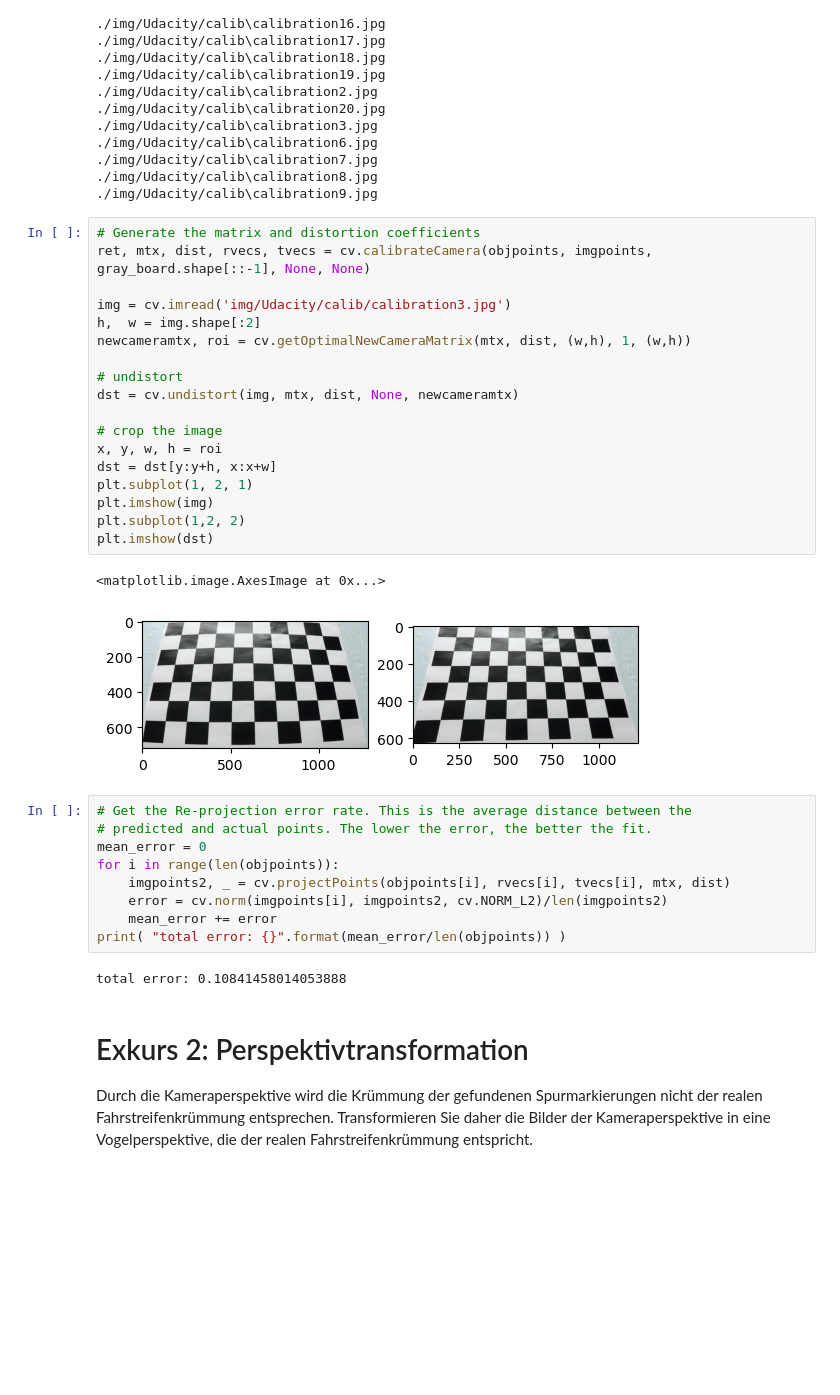
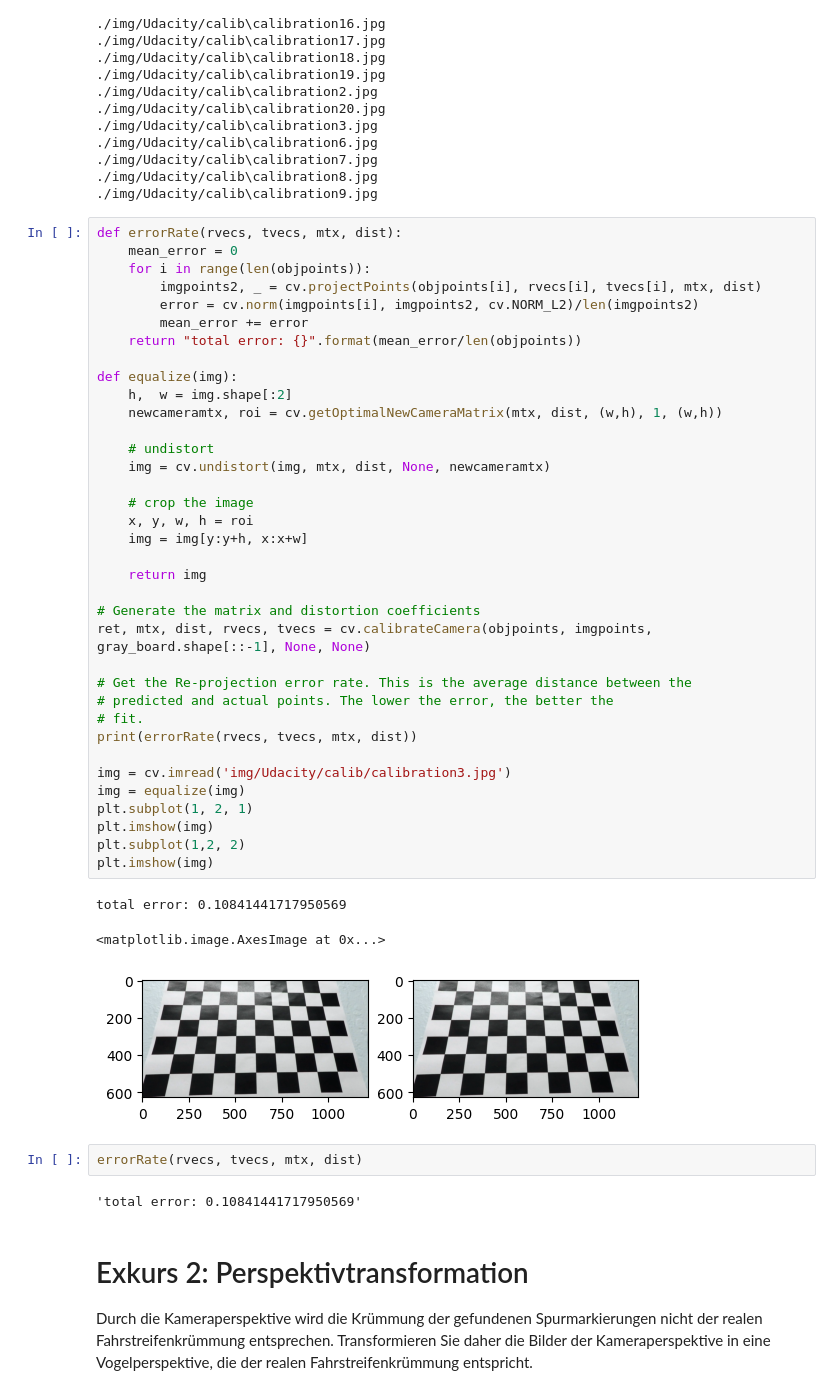
Before and after one commit to Super-T02/Spurerkennung, a Jupyter notebook: Projekt_Spurerkennung_v2.ipynb, the cells around one changed output. Drawn from its saved outputs; the diff is of its cells as text; blank space fills up the shorter version.

```diff
--- a/Projekt_Spurerkennung_v2.ipynb
+++ b/Projekt_Spurerkennung_v2.ipynb
@@ -135,37 +77,49 @@ cv.destroyAllWindows()
 ./img/Udacity/calib\calibration8.jpg
 ./img/Udacity/calib\calibration9.jpg
 # %%
+def errorRate(rvecs, tvecs, mtx, dist):
+    mean_error = 0
+    for i in range(len(objpoints)):
+        imgpoints2, _ = cv.projectPoints(objpoints[i], rvecs[i], tvecs[i], mtx, dist)
+        error = cv.norm(imgpoints[i], imgpoints2, cv.NORM_L2)/len(imgpoints2)
+        mean_error += error
+    return "total error: {}".format(mean_error/len(objpoints))
+
+def equalize(img):
+    h,  w = img.shape[:2]
+    newcameramtx, roi = cv.getOptimalNewCameraMatrix(mtx, dist, (w,h), 1, (w,h))
+
+    # undistort
+    img = cv.undistort(img, mtx, dist, None, newcameramtx)
+
+    # crop the image
+    x, y, w, h = roi
+    img = img[y:y+h, x:x+w]
+
+    return img
+
 # Generate the matrix and distortion coefficients
 ret, mtx, dist, rvecs, tvecs = cv.calibrateCamera(objpoints, imgpoints, gray_board.shape[::-1], None, None)
 
+# Get the Re-projection error rate. This is the average distance between the
+# predicted and actual points. The lower the error, the better the
+# fit.
+print(errorRate(rvecs, tvecs, mtx, dist))
+
 img = cv.imread('img/Udacity/calib/calibration3.jpg')
-h,  w = img.shape[:2]
-newcameramtx, roi = cv.getOptimalNewCameraMatrix(mtx, dist, (w,h), 1, (w,h))
-
-# undistort
-dst = cv.undistort(img, mtx, dist, None, newcameramtx)
-
-# crop the image
-x, y, w, h = roi
-dst = dst[y:y+h, x:x+w]
+img = equalize(img)
 plt.subplot(1, 2, 1)
 plt.imshow(img)
 plt.subplot(1,2, 2)
-plt.imshow(dst)
+plt.imshow(img)
 # %% [output]
-<matplotlib.image.AxesImage at 0x...>
+total error: 0.10841441717950569
+<matplotlib.image.AxesImage at 0x...>
-[figure, old version]
+[figure, new version]
 # %%
-# Get the Re-projection error rate. This is the average distance between the
-# predicted and actual points. The lower the error, the better the fit.
-mean_error = 0
-for i in range(len(objpoints)):
-    imgpoints2, _ = cv.projectPoints(objpoints[i], rvecs[i], tvecs[i], mtx, dist)
-    error = cv.norm(imgpoints[i], imgpoints2, cv.NORM_L2)/len(imgpoints2)
-    mean_error += error
-print( "total error: {}".format(mean_error/len(objpoints)) )
+errorRate(rvecs, tvecs, mtx, dist)
 # %% [output]
-total error: 0.10841458014053888
+'total error: 0.10841441717950569'
 # %% [markdown]
 # Exkurs 2: Perspektivtransformation
 Durch die Kameraperspektive wird die Krümmung der gefundenen Spurmarkierungen nicht der realen Fahrstreifenkrümmung entsprechen. Transformieren Sie daher die Bilder der Kameraperspektive in eine Vogelperspektive, die der realen Fahrstreifenkrümmung entspricht.
```
Also changed, not shown: parts of 11 cells of this notebook, 1 other file.
